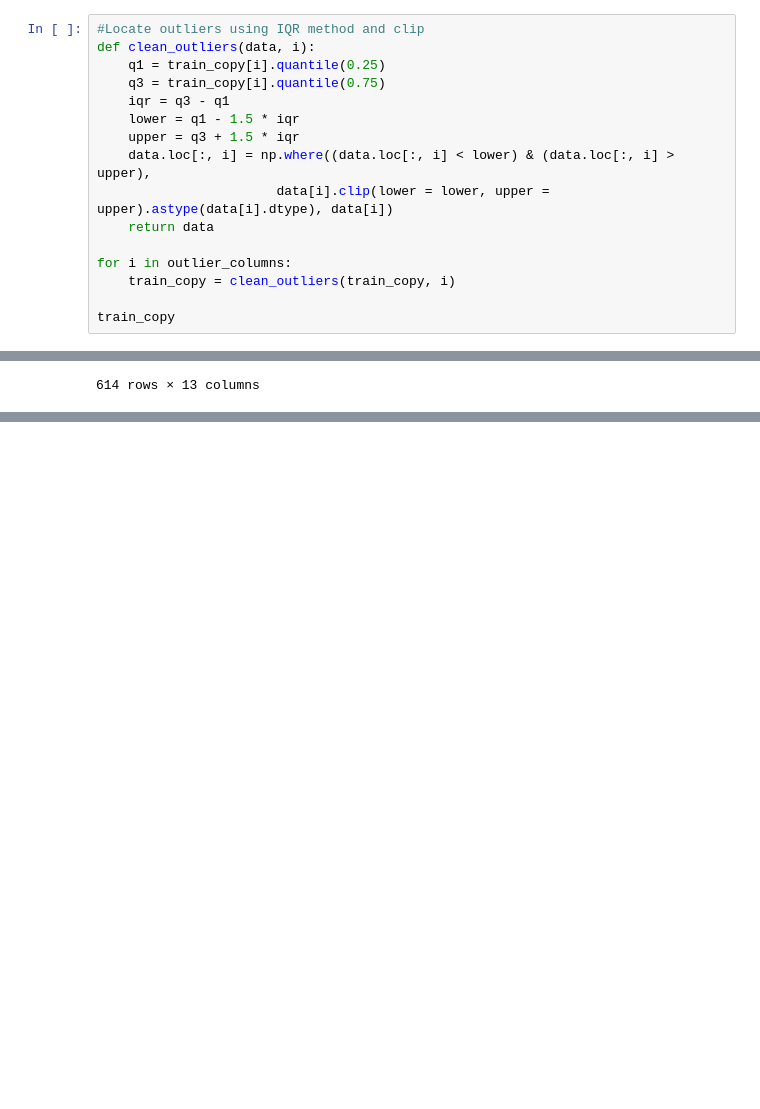
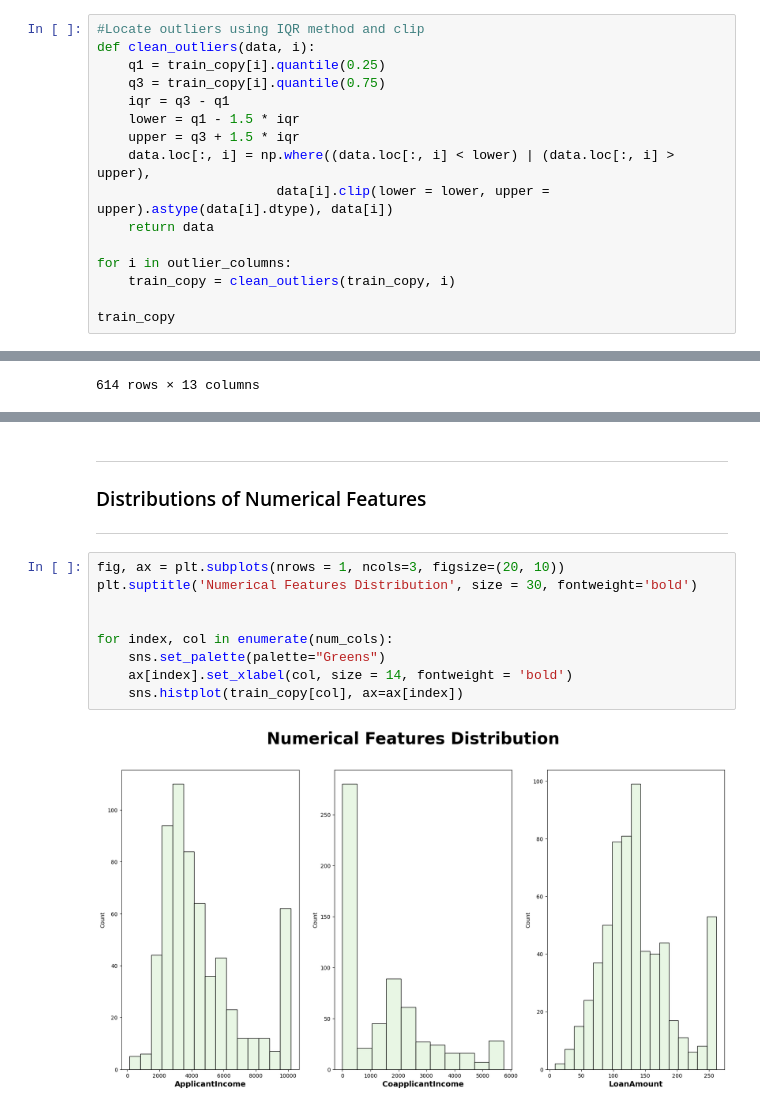
Before and after one commit to dekpo23/Home_Loan_Exploratory_Data_Analysis, a Jupyter notebook: Exploratory_Data_Analysis_On_Home_Loans.ipynb, the cells around one changed output, grey strips where cells are left out. Saved outputs shown, nothing was run; the diff lists cells and outputs as text; blank space fills up the shorter version.

Commit message:
Data Preprocessing

```diff
--- a/Exploratory_Data_Analysis_On_Home_Loans.ipynb
+++ b/Exploratory_Data_Analysis_On_Home_Loans.ipynb
@@ -196,7 +209,7 @@ def clean_outliers(data, i):
     iqr = q3 - q1
     lower = q1 - 1.5 * iqr
     upper = q3 + 1.5 * iqr
-    data.loc[:, i] = np.where((data.loc[:, i] < lower) & (data.loc[:, i] > upper),
+    data.loc[:, i] = np.where((data.loc[:, i] < lower) | (data.loc[:, i] > upper),
                        data[i].clip(lower = lower, upper = upper).astype(data[i].dtype), data[i])
     return data
 
@@ -223,0 +276,15 @@ train_copy
+# %% [markdown]
+----------------------------------------------------------
+### Distributions of Numerical Features
+----------------------------------------------------------
+# %%
+fig, ax = plt.subplots(nrows = 1, ncols=3, figsize=(20, 10))
+plt.suptitle('Numerical Features Distribution', size = 30, fontweight='bold')
+
+
+for index, col in enumerate(num_cols):
+    sns.set_palette(palette="Greens")
+    ax[index].set_xlabel(col, size = 14, fontweight = 'bold')
+    sns.histplot(train_copy[col], ax=ax[index])
+# %% [output]
+[figure, added]
```
Also changed, not shown: parts of 13 cells of this notebook.
